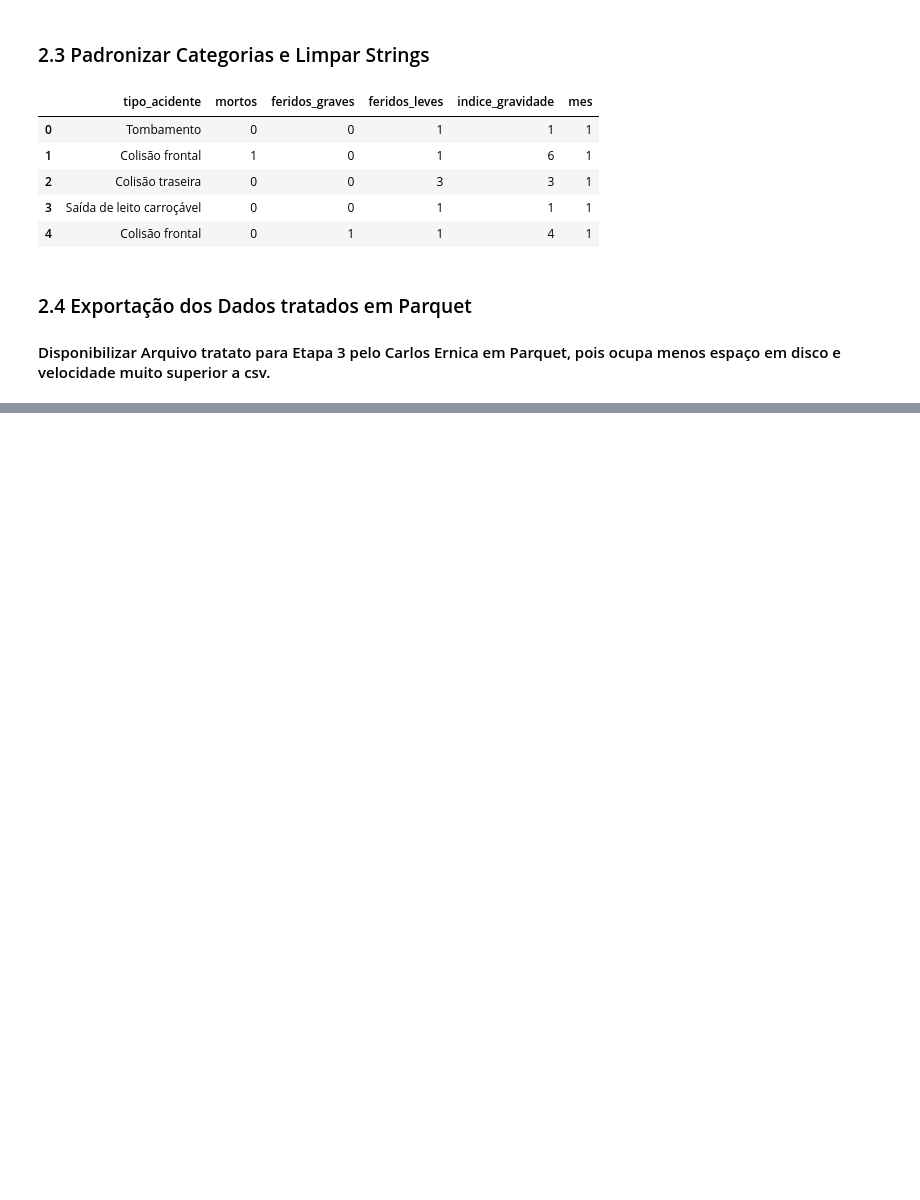
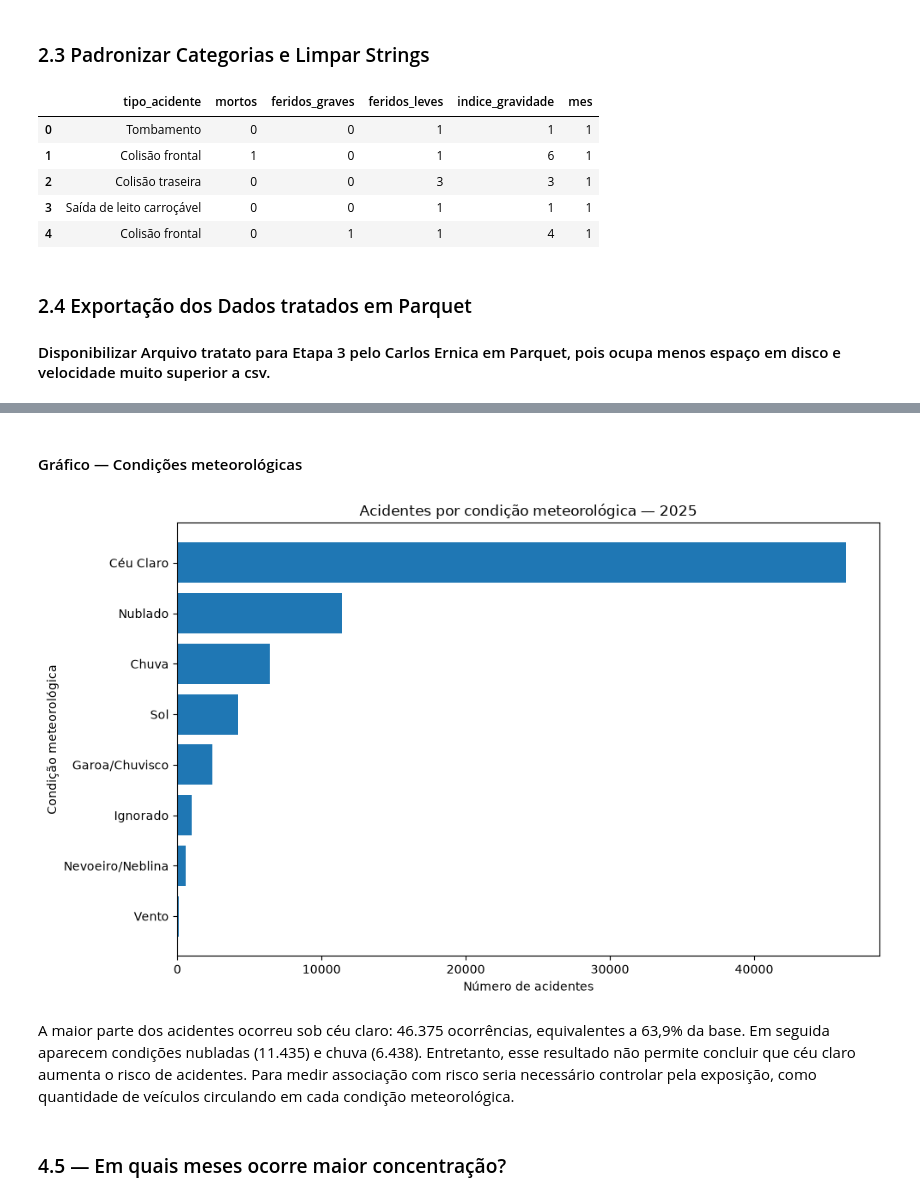
Before and after one commit to amalicef-sys/Projeto-Caixaverso-2026, a Jupyter notebook: analise/analise_acidentes_2025.ipynb, the cells around one changed output, grey strips where cells are left out. Saved outputs shown, nothing was run; the diff lists cells and outputs as text; code cells hidden in the pictures; blank space fills up the shorter version.

```diff
--- a/analise/analise_acidentes_2025.ipynb
+++ b/analise/analise_acidentes_2025.ipynb
@@ -1657,0 +1904,13 @@ Leitura do arquivo parquet realizada com sucesso
+# %%
+acidentes_clima = (
+    df.groupby("condicao_metereologica")
+      .agg(
+          acidentes=("id", "count"),
+          mortos=("mortos", "sum"),
+          feridos=("feridos", "sum")
+      )
+      .reset_index()
+      .sort_values("acidentes", ascending=False)
+)
+
+acidentes_clima
@@ -1657,0 +1928,26 @@ Leitura do arquivo parquet realizada com sucesso
+# %% [markdown]
+#### Gráfico — Condições meteorológicas
+# %%
+clima_plot = acidentes_clima.head(8).sort_values(
+    "acidentes"
+)
+
+plt.figure(figsize=(10, 6))
+
+plt.barh(
+    clima_plot["condicao_metereologica"],
+    clima_plot["acidentes"]
+)
+
+plt.title("Acidentes por condição meteorológica — 2025")
+plt.xlabel("Número de acidentes")
+plt.ylabel("Condição meteorológica")
+
+plt.tight_layout()
+plt.show()
+# %% [output]
+[figure, added]
+# %% [markdown]
+A maior parte dos acidentes ocorreu sob céu claro: 46.375 ocorrências, equivalentes a 63,9% da base. Em seguida aparecem condições nubladas (11.435) e chuva (6.438). Entretanto, esse resultado não permite concluir que céu claro aumenta o risco de acidentes. Para medir associação com risco seria necessário controlar pela exposição, como quantidade de veículos circulando em cada condição meteorológica.
+# %% [markdown]
+### 4.5 — Em quais meses ocorre maior concentração?
```
Also changed, not shown: parts of 48 cells of this notebook.
